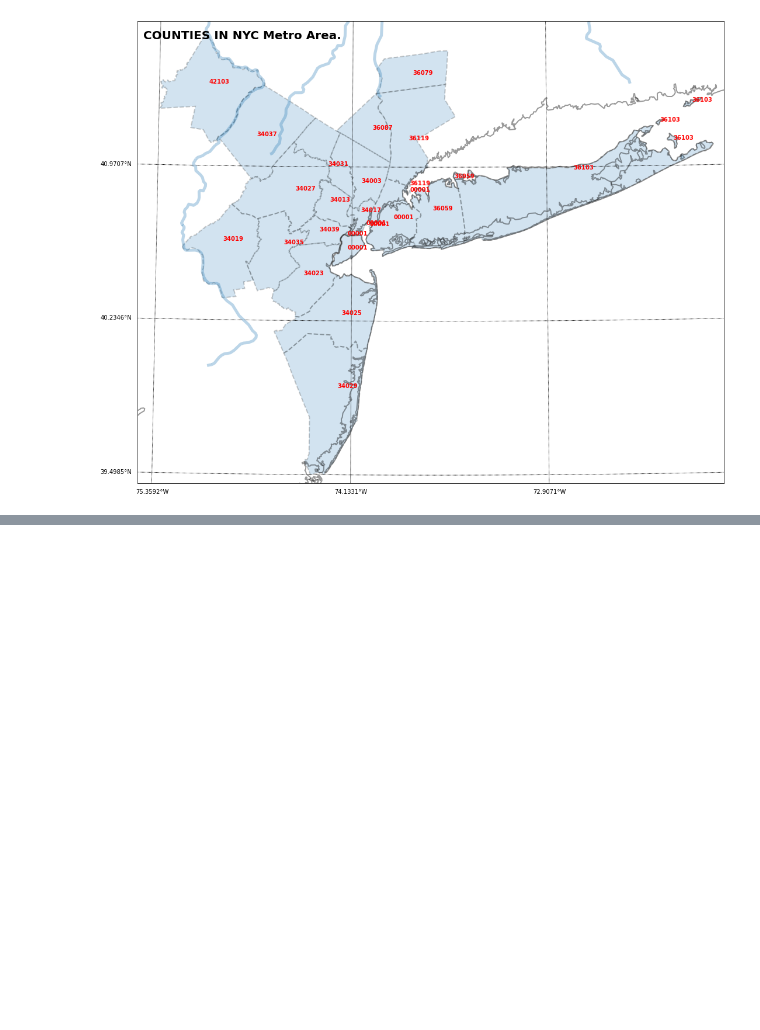
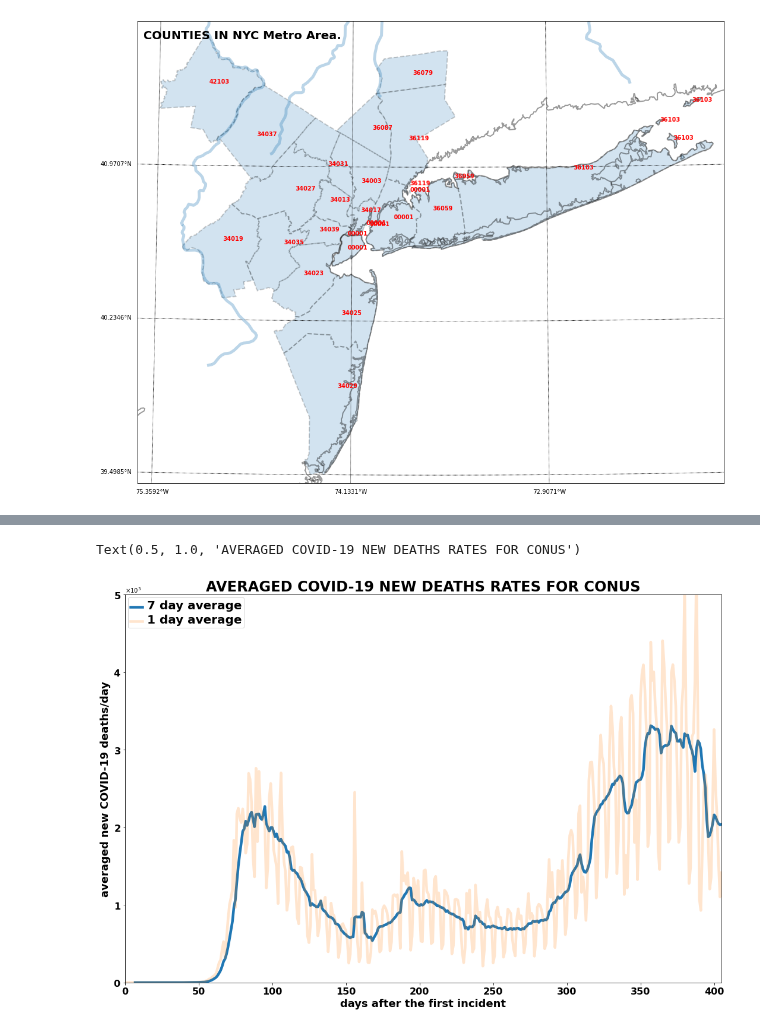
Before and after one commit to tanimislam/covid19_stats, a Jupyter notebook: testing/visualize MSA.ipynb, the cells around one changed output, grey strips where cells are left out. Cells and saved outputs as stored; diff of their text form; code cells hidden in the pictures; blank space fills up the shorter version.

```diff
--- a/testing/visualize MSA.ipynb
+++ b/testing/visualize MSA.ipynb
@@ -21,0 +67,21 @@ for patch in ax.patches:
+# %%
+fig, ax = pylab.subplots( )
+fig.set_size_inches([18,12])
+ax.plot( days_7day, death_rate_7day, linewidth = 4.5, label = '7 day average' )
+ax.plot( days_1day, death_rate_1day, alpha = 0.2, linewidth = 4.5, label = '1 day average' )
+ax.set_xlim(0, len(numpy.array(inc_data_conus['df'].cases, dtype=float ) ) - 1 )
+ax.set_ylim(0, 5000)
+ax.set_xlabel( 'days after the first incident', fontsize = 18, fontweight = 'bold' )
+ax.set_ylabel( 'averaged new COVID-19 deaths/day', fontsize = 18, fontweight = 'bold')
+for tick in ax.xaxis.get_ticklabels() + ax.yaxis.get_ticklabels( ):
+    tick.set_fontsize( 16 )
+    tick.set_fontweight( 'bold')
+ax.ticklabel_format(axis='y', scilimits=(0,0), useMathText = True)
+leg = ax.legend( )
+for txt in leg.texts:
+    txt.set_fontsize( 20 )
+    txt.set_fontweight( 'bold' )
+ax.set_title( 'AVERAGED COVID-19 NEW DEATHS RATES FOR CONUS', fontsize = 24, fontweight = 'bold')
+# %% [output]
+Text(0.5, 1.0, 'AVERAGED COVID-19 NEW DEATHS RATES FOR CONUS')
+[figure, added]
```
Also changed, not shown: parts of 8 cells of this notebook.
